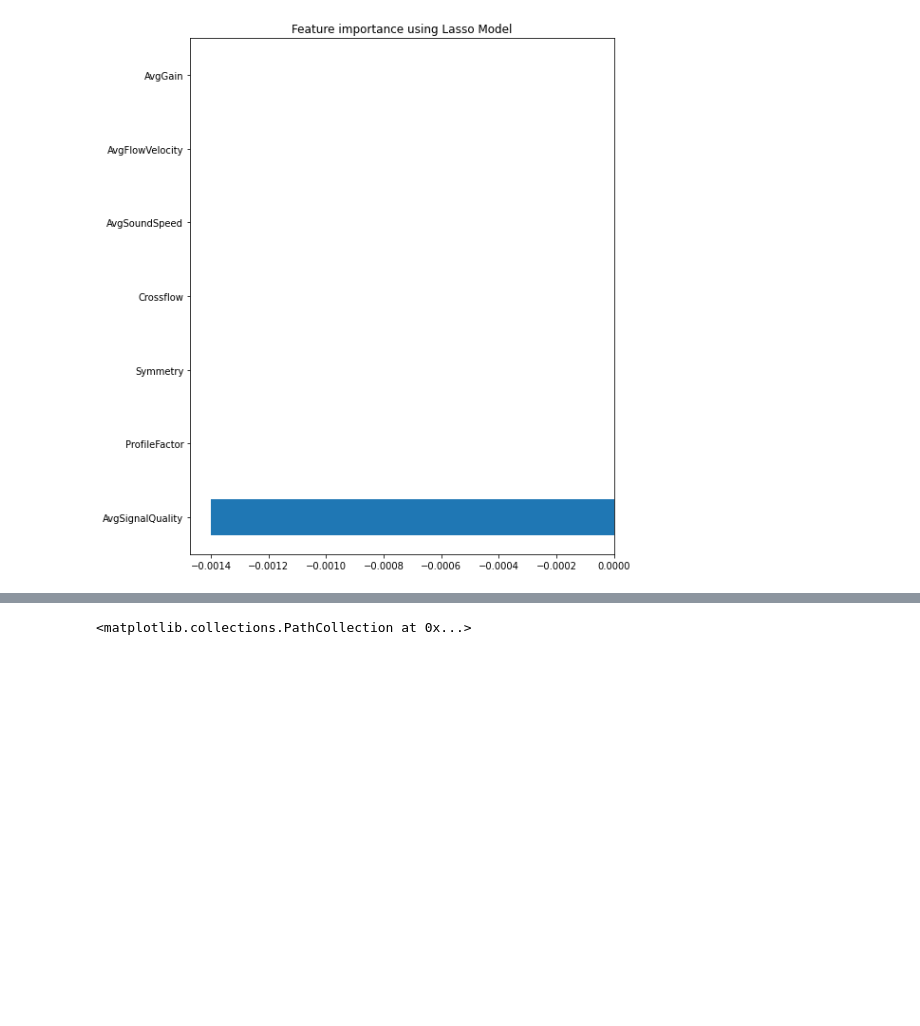
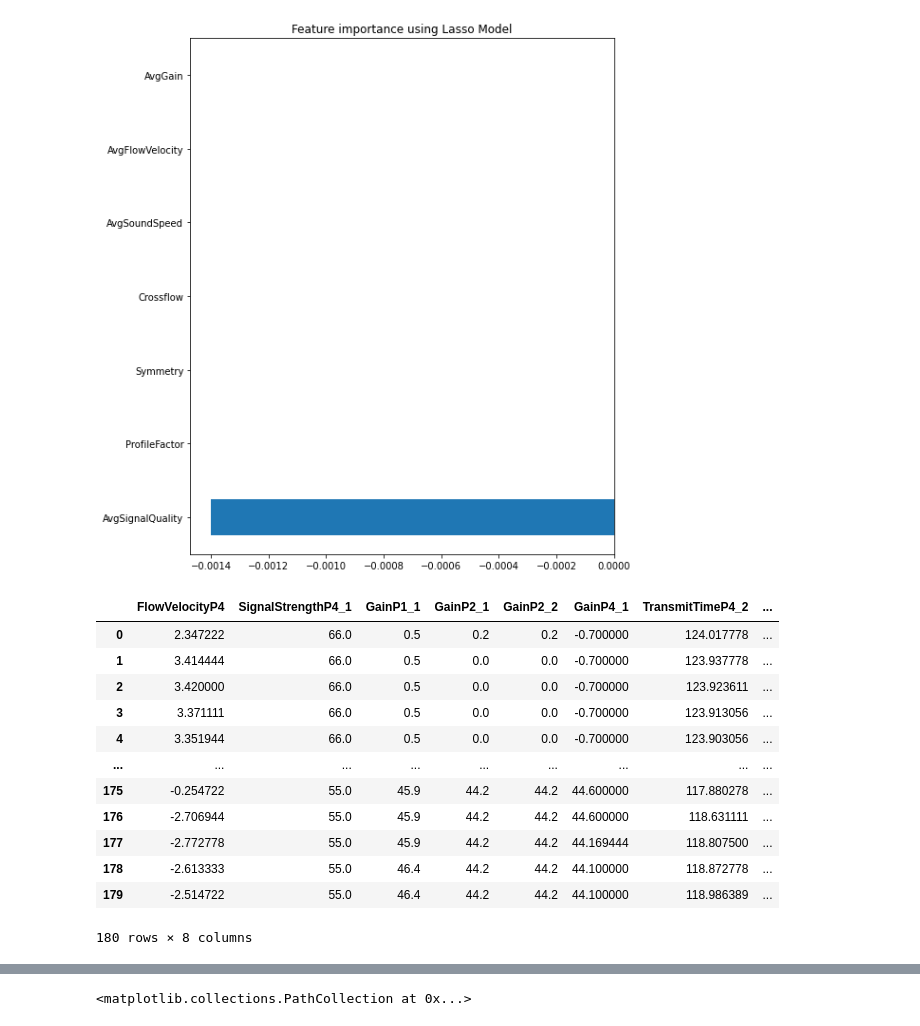
Before and after one commit to davidhgh/csc3005-AE, a Jupyter notebook: 3005_project.ipynb, the cells around one changed output, grey strips where cells are left out. Saved outputs shown, nothing was run; the diff lists cells and outputs as text; code cells hidden in the pictures; blank space fills up the shorter version.

```diff
--- a/3005_project.ipynb
+++ b/3005_project.ipynb
@@ -449,3 +451,25 @@ plt.title("Feature importance using Lasso Model")
 # %% [output]
 Text(0.5, 1.0, 'Feature importance using Lasso Model')
 [figure]
+# %%
+dataD_aggregated2 = dataD.drop(['ProfileFactor','Symmetry','Crossflow','FlowVelocityP1', 'FlowVelocityP2', 'FlowVelocityP3', 'SoundSpeedP1', 'SoundSpeedP2', 'SoundSpeedP3', 'SoundSpeedP4',
+                    'SignalStrengthP1_1', 'SignalStrengthP1_2', 'SignalStrengthP2_1', 'SignalStrengthP2_2', 'SignalStrengthP3_1', 'SignalStrengthP3_2', 'SignalStrengthP4_2',
+                    'TransmitTimeP1_1', 'TransmitTimeP1_2', 'TransmitTimeP2_1', 'TransmitTimeP2_2', 'TransmitTimeP3_1', 'TransmitTimeP3_2', 'TransmitTimeP4_1',
+                    'GainP1_2','GainP3_1', 'GainP3_2','GainP4_2','SignalQualityP1_1','SignalQualityP1_2','SignalQualityP2_1','SignalQualityP2_2'
+                    ,'SignalQualityP3_1','SignalQualityP3_2','SignalQualityP4_1','SignalQualityP4_2', 'AvgSoundSpeed', 'AvgFlowVelocity', 'AvgGain'], axis=1)
+
+dataD_aggregated2
+# %% [output]
+|  | FlowVelocityP4 | SignalStrengthP4_1 | GainP1_1 | GainP2_1 | GainP2_2 | GainP4_1 | TransmitTimeP4_2 | ... |
+| 0 | 2.347222 | 66.0 | 0.5 | 0.2 | 0.2 | -0.700000 | 124.017778 | ... |
+| 1 | 3.414444 | 66.0 | 0.5 | 0.0 | 0.0 | -0.700000 | 123.937778 | ... |
+| 2 | 3.420000 | 66.0 | 0.5 | 0.0 | 0.0 | -0.700000 | 123.923611 | ... |
+| 3 | 3.371111 | 66.0 | 0.5 | 0.0 | 0.0 | -0.700000 | 123.913056 | ... |
+| 4 | 3.351944 | 66.0 | 0.5 | 0.0 | 0.0 | -0.700000 | 123.903056 | ... |
+| ... | ... | ... | ... | ... | ... | ... | ... | ... |
+| 175 | -0.254722 | 55.0 | 45.9 | 44.2 | 44.2 | 44.600000 | 117.880278 | ... |
+| 176 | -2.706944 | 55.0 | 45.9 | 44.2 | 44.2 | 44.600000 | 118.631111 | ... |
+| 177 | -2.772778 | 55.0 | 45.9 | 44.2 | 44.2 | 44.169444 | 118.807500 | ... |
+| 178 | -2.613333 | 55.0 | 46.4 | 44.2 | 44.2 | 44.100000 | 118.872778 | ... |
+| 179 | -2.514722 | 55.0 | 46.4 | 44.2 | 44.2 | 44.100000 | 118.986389 | ... |
+180 rows × 8 columns
```
Also changed, not shown: parts of 10 cells of this notebook.
